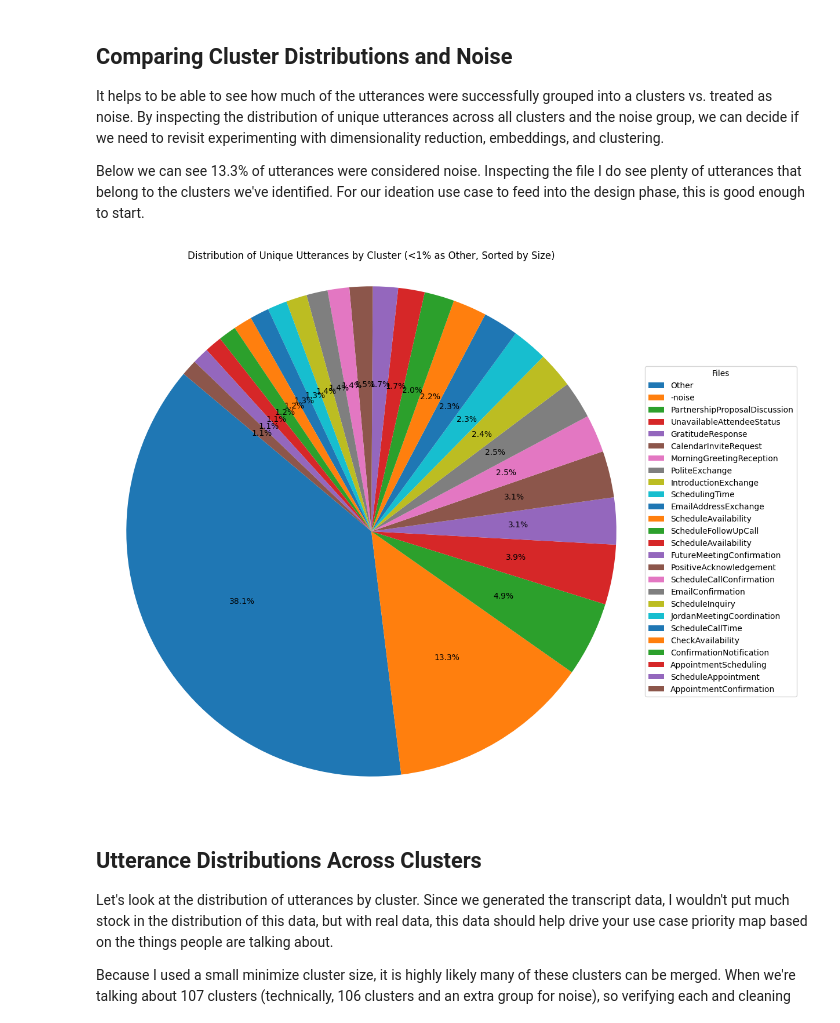
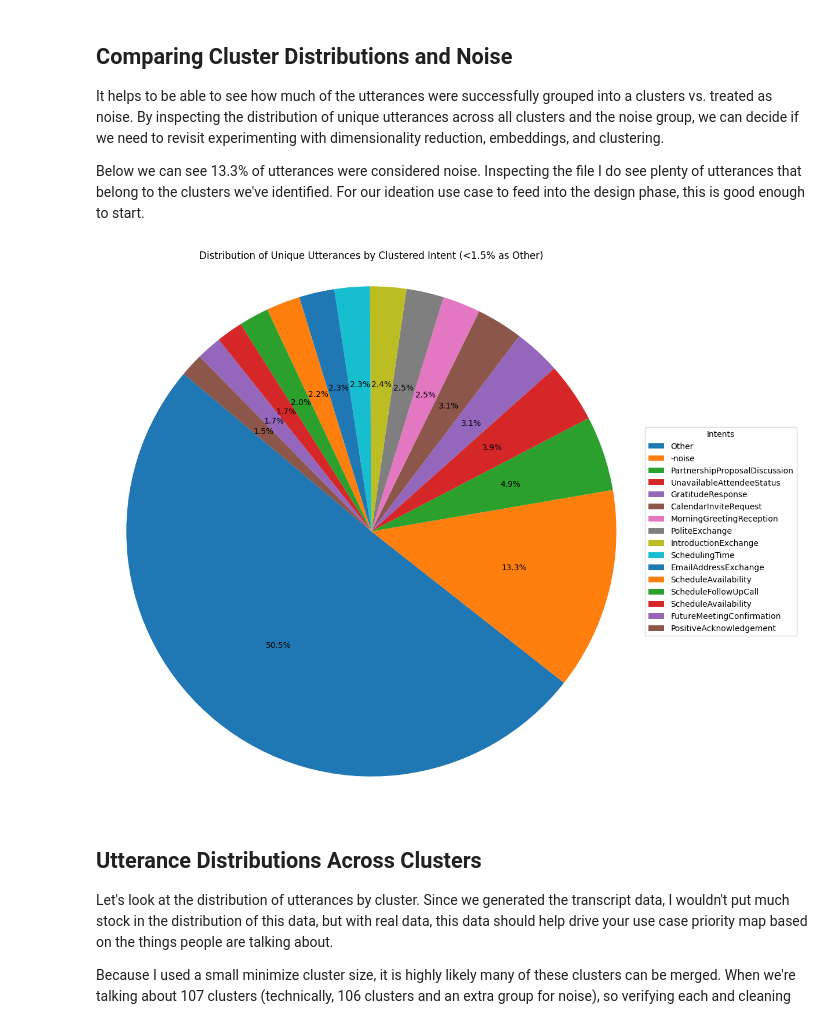
Before and after one commit to sitinc/journey-discovery-getting-started, a Jupyter notebook: notes/journey-discovery-getting-started.ipynb, the cells around one changed output. Cells and saved outputs as stored; diff of their text form; code cells hidden in the pictures.

```diff
--- a/notes/journey-discovery-getting-started.ipynb
+++ b/notes/journey-discovery-getting-started.ipynb
@@ -198,9 +216,16 @@ It helps to be able to see how much of the utterances were successfully grouped
 Below we can see 13.3% of utterances were considered noise.  Inspecting the file I do see plenty of utterances that belong to the clusters we've identified.  For our ideation use case to feed into the design phase, this is good enough to start.
 # %%
 cluster_intent_dir = f'{prj_root}/output/test1-clusters'
-Transcripts.visualize_intent_pie(cluster_intent_dir)
+
+# View pie chart distribution, including cluster noise.
+intent_pie_chart = Transcripts.get_intent_utterance_counts(
+    directory=cluster_intent_dir,
+    incl_descr=False,
+    incl_noise=True,
+)
+VizWrap.visualize_intent_pie(chart=intent_pie_chart,group_threshold=0.015)
 # %% [output]
-[figure, old version]
+[figure, new version]
 # %% [markdown]
 ## Utterance Distributions Across Clusters
 
```
Also changed, not shown: parts of 7 cells of this notebook.
